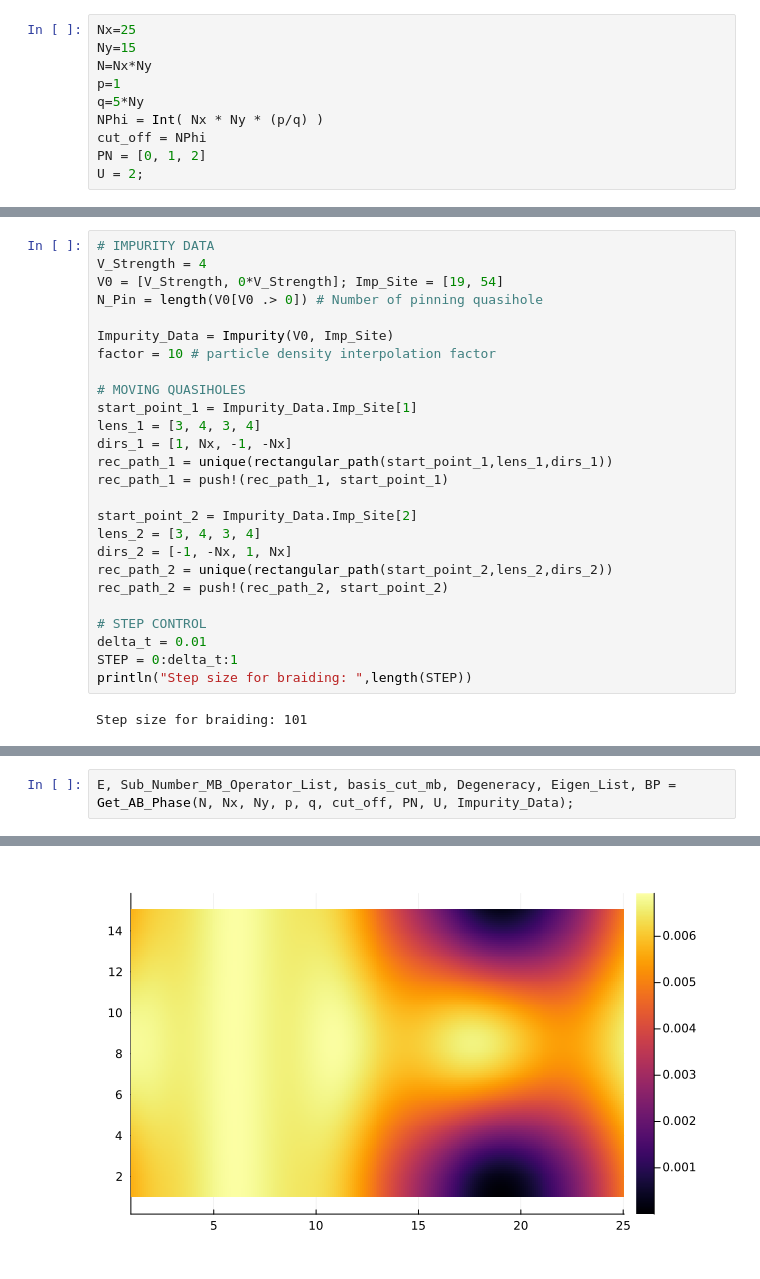
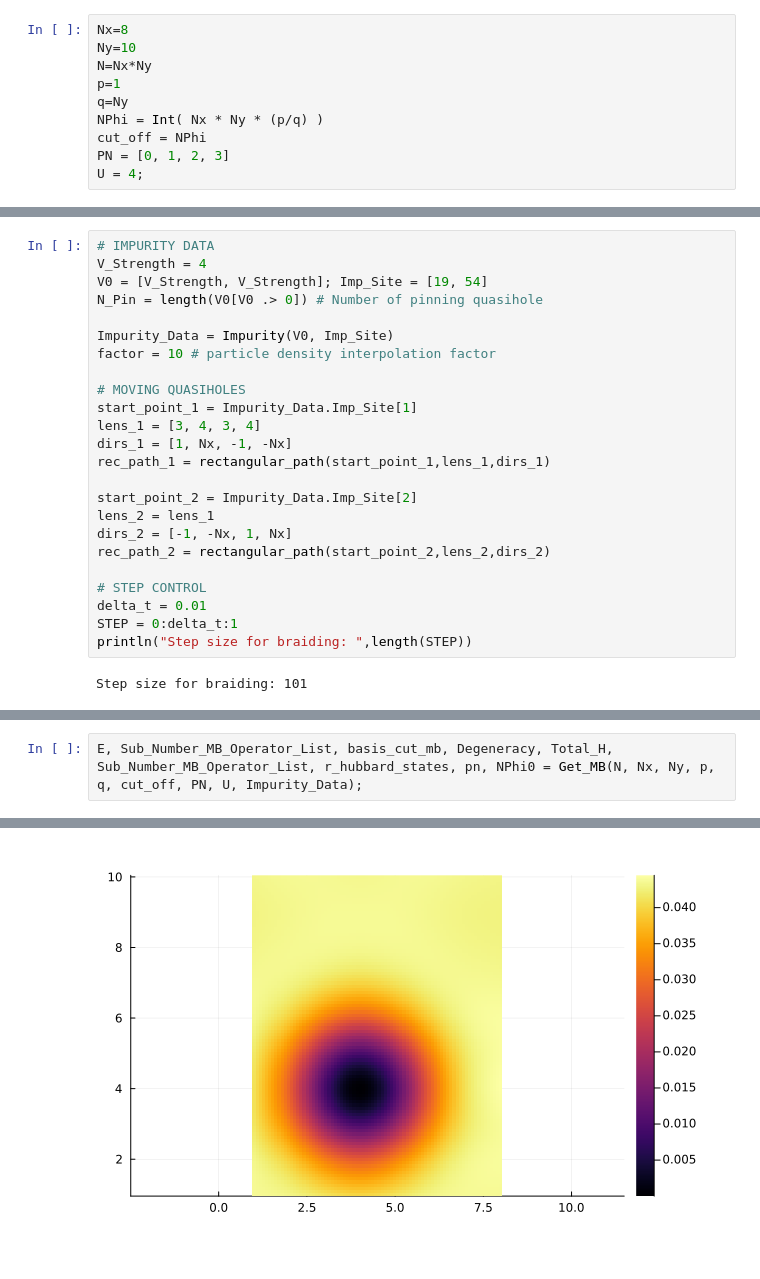
Before and after one commit to Umut-Can-Physics/Kagome-Lattice, a Jupyter notebook: My Numerical Calculations/Many-Body/Hofstadter/Hofstadter AB and Braiding Phases.ipynb, the cells around one changed output, grey strips where cells are left out. Drawn from its saved outputs; the diff is of its cells as text.

```diff
--- a/My Numerical Calculations/Many-Body/Hofstadter/Hofstadter AB and Braiding Phases.ipynb
+++ b/My Numerical Calculations/Many-Body/Hofstadter/Hofstadter AB and Braiding Phases.ipynb
@@ -15,13 +18,13 @@ using LinearAlgebra
 # %%
-Nx=25
-Ny=15
+Nx=8
+Ny=10
 N=Nx*Ny
 p=1
-q=5*Ny
+q=Ny
 NPhi = Int( Nx * Ny * (p/q) )
 cut_off = NPhi
-PN = [0, 1, 2]
-U = 2;
+PN = [0, 1, 2, 3]
+U = 4;
 # %%
 _, _ = plot_square_lattice(Nx, Ny)
 # %% [output]
@@ -30,7 +33,7 @@ _, _ = plot_square_lattice(Nx, Ny)
 # %%
 # IMPURITY DATA
 V_Strength = 4
-V0 = [V_Strength, 0*V_Strength]; Imp_Site = [19, 54]
+V0 = [V_Strength, V_Strength]; Imp_Site = [19, 54]
 N_Pin = length(V0[V0 .> 0]) # Number of pinning quasihole
 
 Impurity_Data = Impurity(V0, Imp_Site)
@@ -40,14 +43,12 @@ factor = 10 # particle density interpolation factor
 start_point_1 = Impurity_Data.Imp_Site[1]
 lens_1 = [3, 4, 3, 4]
 dirs_1 = [1, Nx, -1, -Nx]
-rec_path_1 = unique(rectangular_path(start_point_1,lens_1,dirs_1))
-rec_path_1 = push!(rec_path_1, start_point_1)
+rec_path_1 = rectangular_path(start_point_1,lens_1,dirs_1)
 
 start_point_2 = Impurity_Data.Imp_Site[2]
-lens_2 = [3, 4, 3, 4]
+lens_2 = lens_1
 dirs_2 = [-1, -Nx, 1, Nx]
-rec_path_2 = unique(rectangular_path(start_point_2,lens_2,dirs_2))
-rec_path_2 = push!(rec_path_2, start_point_2)
+rec_path_2 = rectangular_path(start_point_2,lens_2,dirs_2)
 
 # STEP CONTROL
 delta_t = 0.01
@@ -66,3 +97,3 @@ AB_phase = exp(2*im*pi*power)
 # %%
-E, Sub_Number_MB_Operator_List, basis_cut_mb, Degeneracy, Eigen_List, BP = Get_AB_Phase(N, Nx, Ny, p, q, cut_off, PN, U, Impurity_Data);
+E, Sub_Number_MB_Operator_List, basis_cut_mb, Degeneracy, Total_H, Sub_Number_MB_Operator_List, r_hubbard_states, pn, NPhi0 = Get_MB(N, Nx, Ny, p, q, cut_off, PN, U, Impurity_Data);
 # %% [output]
@@ -70 +101 @@ E, Sub_Number_MB_Operator_List, basis_cut_mb, Degeneracy, Eigen_List, BP = Get_A
-[figure, old version]
+[figure, new version]
```
Also changed, not shown: parts of 14 cells of this notebook, 8 other files.
